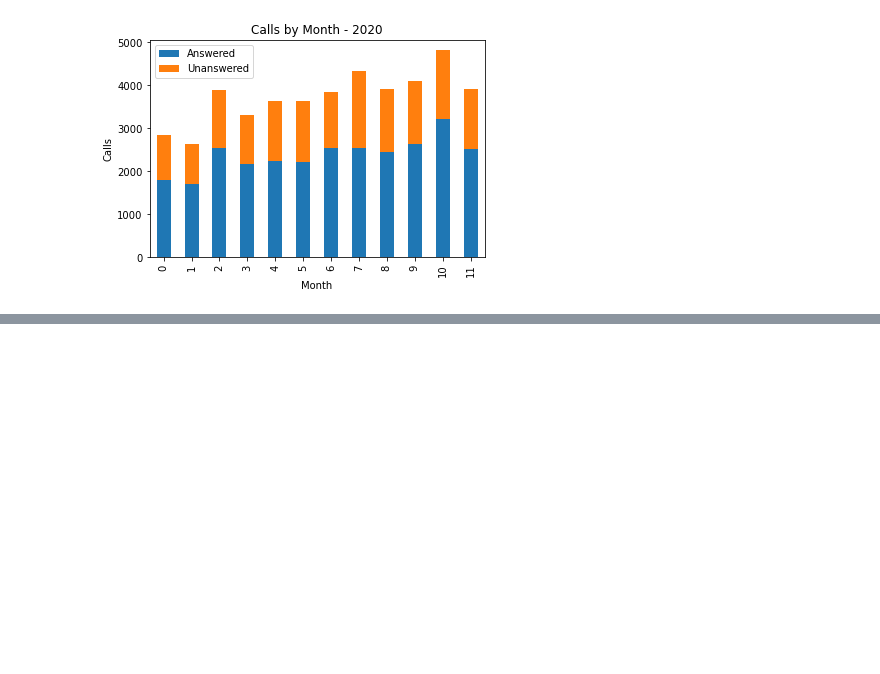
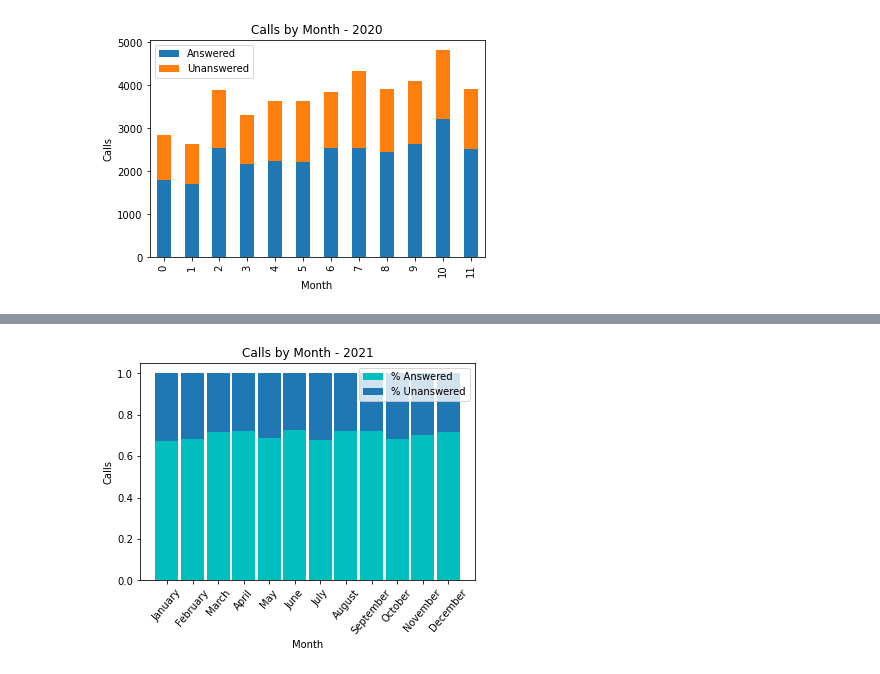
Before and after one commit to NSS-Data-Analytics-Cohort-6/fcs-crisis-sailing-the-seaborn, a Jupyter notebook: notebook/fcs_crisis_calls.ipynb, the cells around one changed output, grey strips where cells are left out. Saved outputs shown, nothing was run; the diff lists cells and outputs as text; code cells hidden in the pictures; blank space fills up the shorter version.

```diff
--- a/notebook/fcs_crisis_calls.ipynb
+++ b/notebook/fcs_crisis_calls.ipynb
@@ -404,0 +419,14 @@ plt.show()
+# %%
+w = 0.9
+
+
+plt.bar(month_dist_2021['Month'], month_dist_2021['% Answ'], w, color = 'c', label = '% Answered')
+plt.bar(month_dist_2021['Month'], month_dist_2021['% Unansw'], w, label = '% Unanswered', bottom= month_dist_2021['% Answ'])
+plt.title("Calls by Month - 2021")
+plt.xlabel("Month")
+plt.ylabel("Calls")
+plt.xticks(rotation=50)
+plt.legend()
+plt.show()
+# %% [output]
+[figure, added]
```
Also changed, not shown: parts of 6 cells of this notebook.
